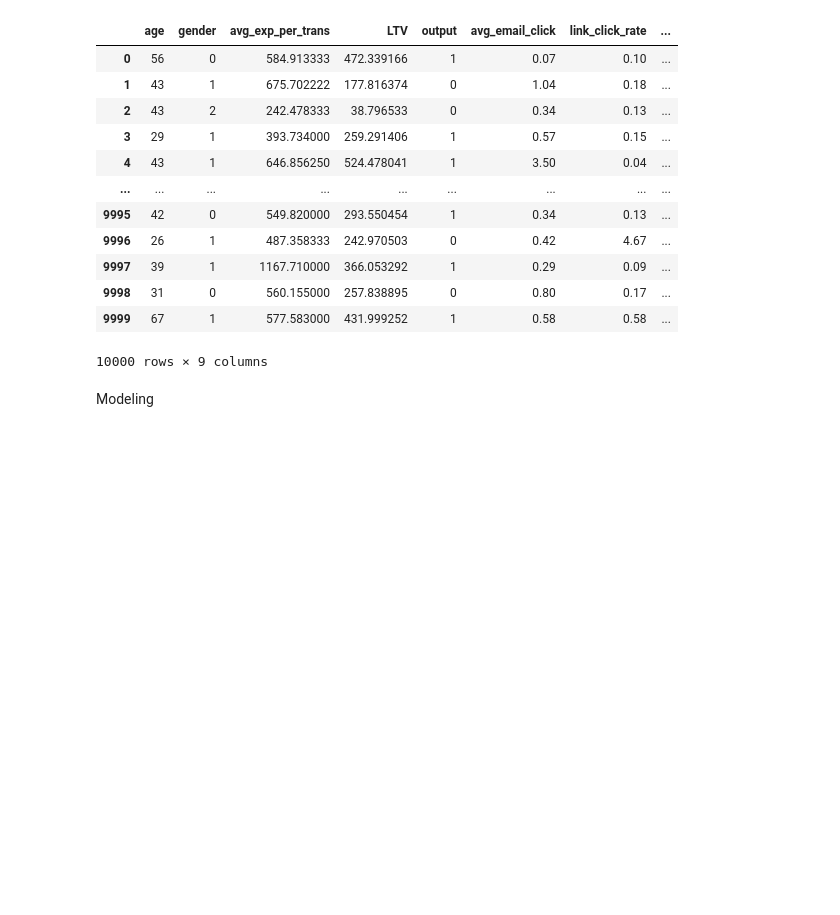
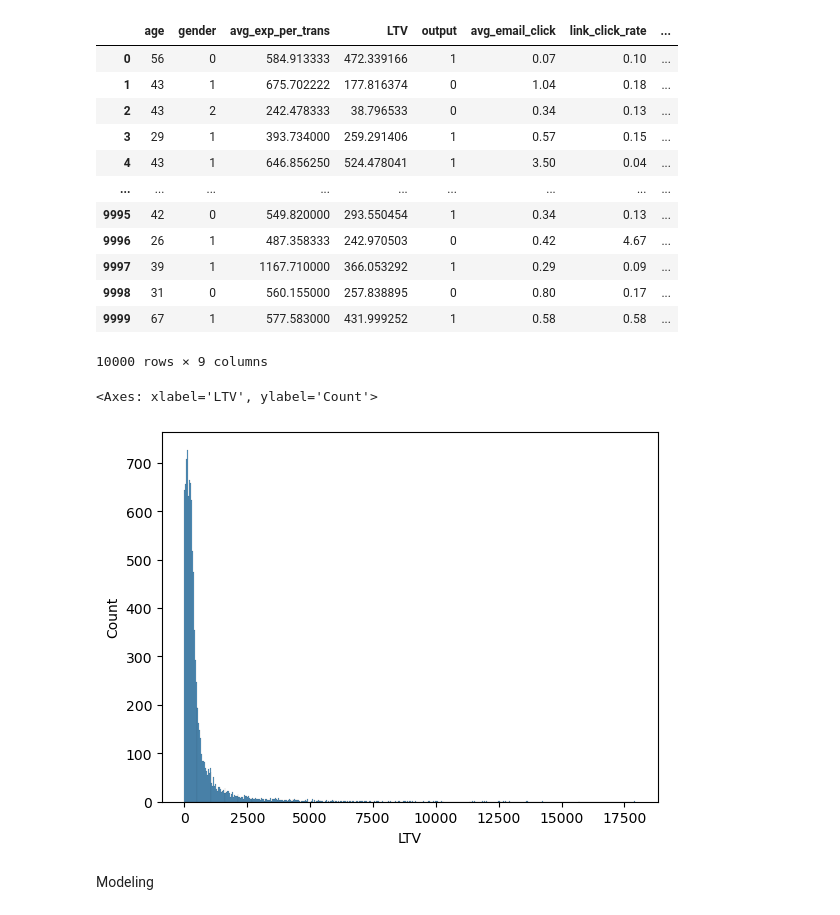
Before and after one commit to qmdismnp/Schulich_DS_MBAN, a Jupyter notebook: v4_assignment2.ipynb, the cells around one changed output. Saved outputs shown, nothing was run; the diff lists cells and outputs as text; code cells hidden in the pictures; blank space fills up the shorter version.

```diff
--- a/v4_assignment2.ipynb
+++ b/v4_assignment2.ipynb
@@ -235,4 +235,4 @@ memory usage: 898.6+ KB
 # %%
 #set missing campaign id as 0 to mark the customer who are not target for campaign
 joint_data_yes['campaign_id']= joint_data_yes['campaign_id'].fillna(0)
-joint_data_yes
+joint_data_yes = joint_data_yes.drop(columns = ['campaign_id'])
@@ -490,5 +476,5 @@ df3
 # %%
-final_df = df3.drop(columns = ['customer_id','join_date','last_purchase_date','location','campaign_id','number_of_site_visits','number_of_emails_opened','number_of_clicks','transaction_id','transaction_amount','customer_lifespan','customer_value',])
+final_df = df3.drop(columns = ['customer_id','join_date','last_purchase_date','location','number_of_site_visits','number_of_emails_opened','number_of_clicks','transaction_id','transaction_amount','customer_lifespan','customer_value',])
 final_df
 # %% [output]
 |  | age | gender | avg_exp_per_trans | LTV | output | avg_email_click | link_click_rate | ... |
@@ -504,6 +490,11 @@ final_df
 | 9998 | 31 | 0 | 560.155000 | 257.838895 | 0 | 0.80 | 0.17 | ... |
 | 9999 | 67 | 1 | 577.583000 | 431.999252 | 1 | 0.58 | 0.58 | ... |
 10000 rows × 9 columns
+# %%
+sns.histplot(final_df['LTV'])
+# %% [output]
+<Axes: xlabel='LTV', ylabel='Count'>
+[figure, added]
 # %% [markdown]
 Modeling
 # %%
```
Also changed, not shown: parts of 7 cells of this notebook.
